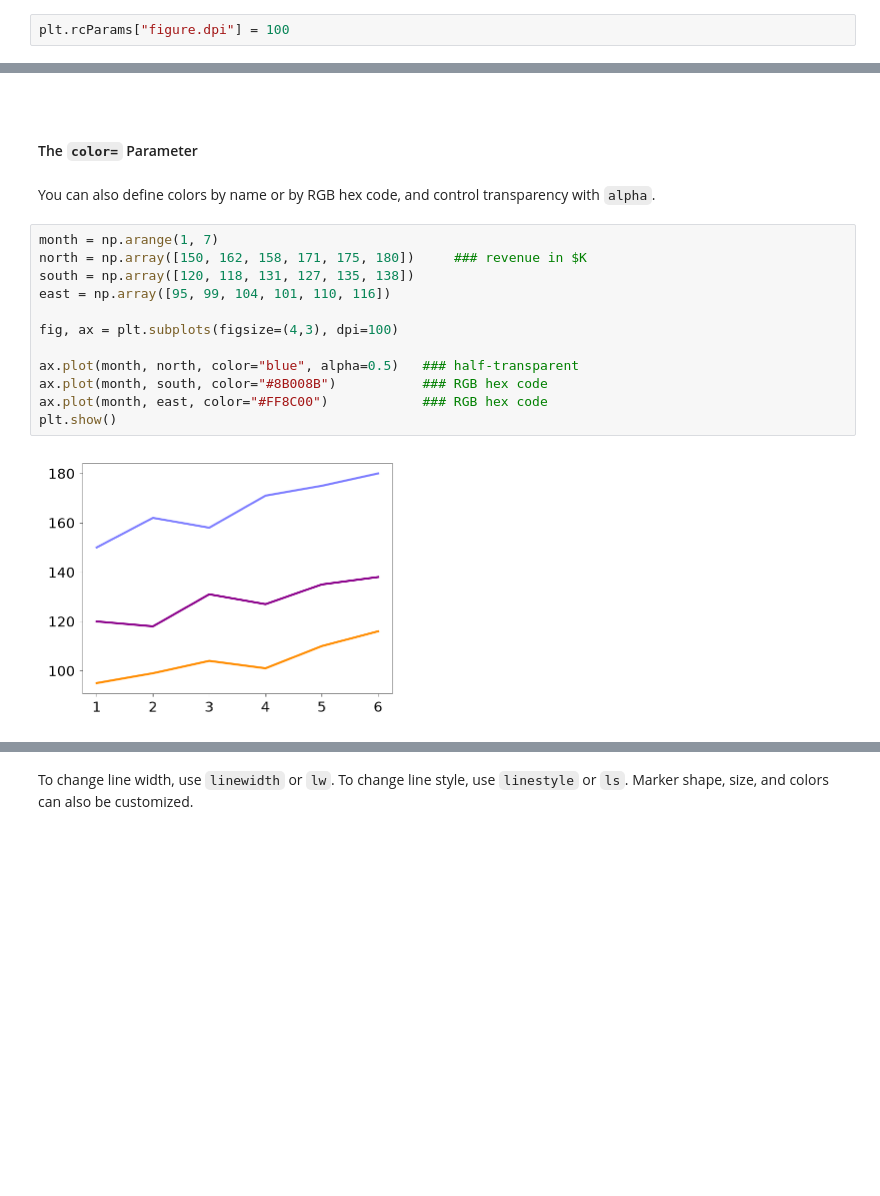
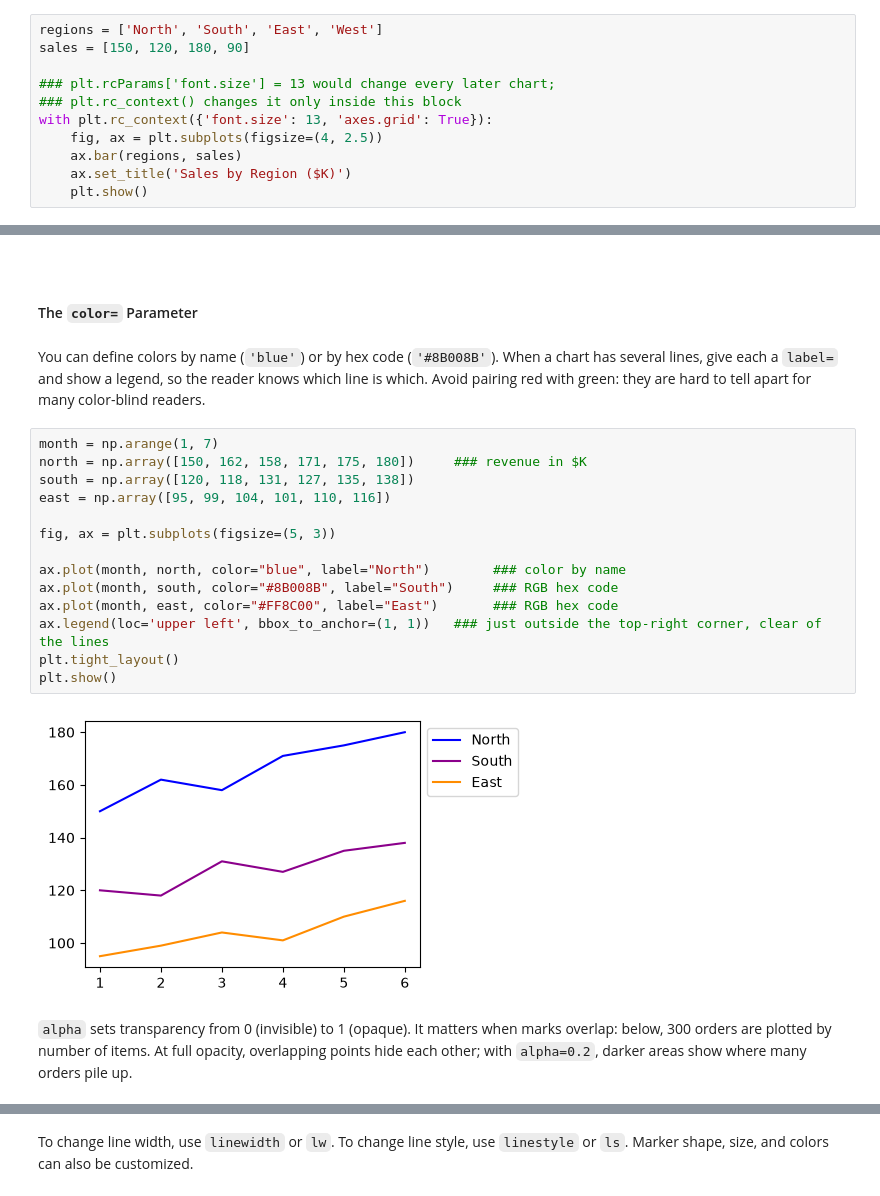
Before and after one commit to tychen742/dsm, a Jupyter notebook: chapters/06-matplotlib/0603-controls-plot-types.ipynb, the cells around one changed output, grey strips where cells are left out. Cells and saved outputs as stored; diff of their text form; blank space fills up the shorter version.

````diff
--- a/chapters/06-matplotlib/0603-controls-plot-types.ipynb
+++ b/chapters/06-matplotlib/0603-controls-plot-types.ipynb
@@ -137,2 +119,11 @@ plt.tight_layout()
 # %%
-plt.rcParams["figure.dpi"] = 100
+regions = ['North', 'South', 'East', 'West']
+sales = [150, 120, 180, 90]
+
+### plt.rcParams['font.size'] = 13 would change every later chart;
+### plt.rc_context() changes it only inside this block
+with plt.rc_context({'font.size': 13, 'axes.grid': True}):
+    fig, ax = plt.subplots(figsize=(4, 2.5))
+    ax.bar(regions, sales)
+    ax.set_title('Sales by Region ($K)')
+    plt.show()
@@ -319,19 +315,22 @@ plt.show()
 ```
 #### The `color=` Parameter
 # %% [markdown]
-
-You can also define colors by name or by RGB hex code, and control transparency with `alpha`.
+You can define colors by name (`'blue'`) or by hex code (`'#8B008B'`). When a chart has several lines, give each a `label=` and show a legend, so the reader knows which line is which. Avoid pairing red with green: they are hard to tell apart for many color-blind readers.
 # %%
 month = np.arange(1, 7)
 north = np.array([150, 162, 158, 171, 175, 180])     ### revenue in $K
 south = np.array([120, 118, 131, 127, 135, 138])
 east = np.array([95, 99, 104, 101, 110, 116])
 
-fig, ax = plt.subplots(figsize=(4,3), dpi=100)
+fig, ax = plt.subplots(figsize=(5, 3))
 
-ax.plot(month, north, color="blue", alpha=0.5)   ### half-transparent
-ax.plot(month, south, color="#8B008B")           ### RGB hex code
-ax.plot(month, east, color="#FF8C00")            ### RGB hex code
+ax.plot(month, north, color="blue", label="North")        ### color by name
+ax.plot(month, south, color="#8B008B", label="South")     ### RGB hex code
+ax.plot(month, east, color="#FF8C00", label="East")       ### RGB hex code
+ax.legend(loc='upper left', bbox_to_anchor=(1, 1))   ### just outside the top-right corner, clear of the lines
+plt.tight_layout()
 plt.show()
 # %% [output]
-[figure, old version]
+[figure, new version]
+# %% [markdown]
+`alpha` sets transparency from 0 (invisible) to 1 (opaque). It matters when marks overlap: below, 300 orders are plotted by number of items. At full opacity, overlapping points hide each other; with `alpha=0.2`, darker areas show where many orders pile up.
````
Also changed, not shown: parts of 33 cells of this notebook, 1 other file.
